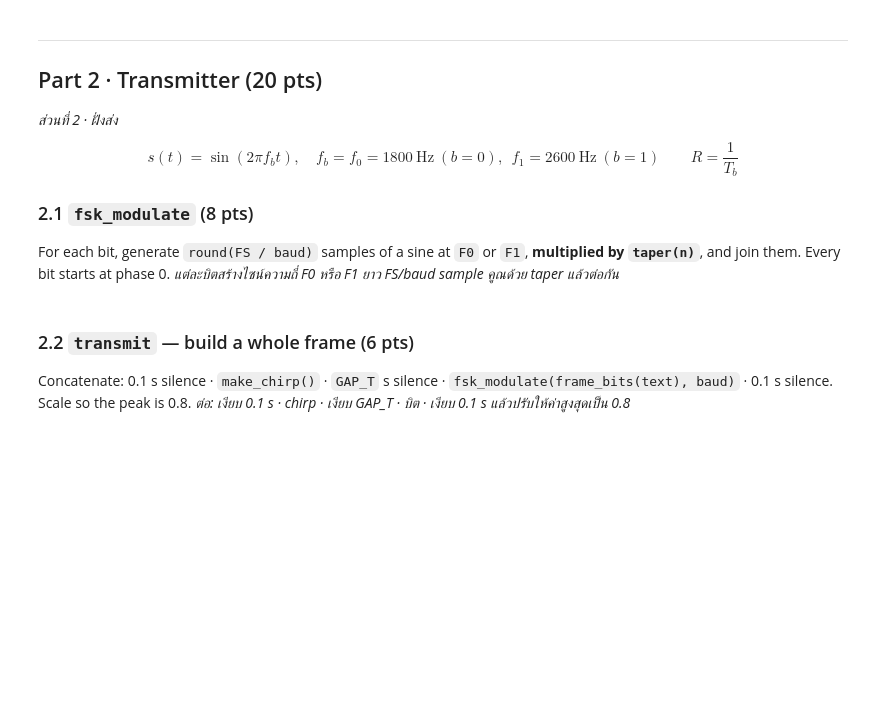
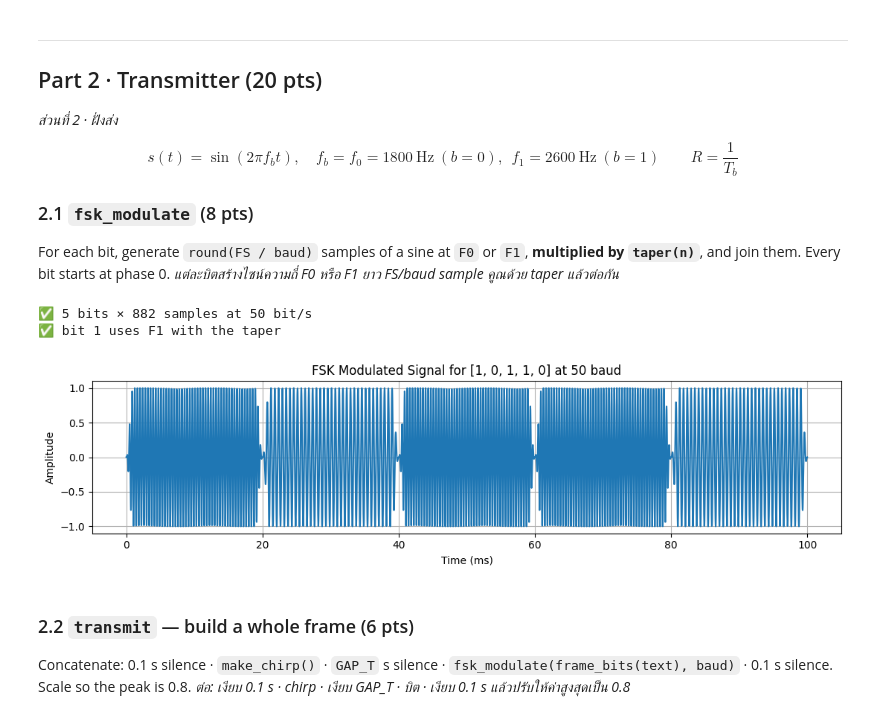
Before and after one commit to naruedisriparn-sketch/DSP, a Jupyter notebook: Y3Lab2_worksheet2256_2272.ipynb, the cells around one changed output. Saved outputs shown, nothing was run; the diff lists cells and outputs as text; code cells hidden in the pictures; blank space fills up the shorter version.

```diff
--- a/Y3Lab2_worksheet2256_2272.ipynb
+++ b/Y3Lab2_worksheet2256_2272.ipynb
@@ -199,24 +215,39 @@ $$s(t) = \sin(2\pi f_b t),\quad f_b = f_0 = 1800\ \text{Hz}\ (b=0),\ \ f_1 = 260
 ### 2.1 `fsk_modulate` (8 pts)
 For each bit, generate `round(FS / baud)` samples of a sine at `F0` or `F1`, **multiplied by `taper(n)`**, and join them. Every bit starts at phase 0.
 *แต่ละบิตสร้างไซน์ความถี่ F0 หรือ F1 ยาว FS/baud sample คูณด้วย taper แล้วต่อกัน*
-# %%
-import numpy as np
-
-def fsk_modulate(bits, baud, fs=FS, f0=1800, f1=2600):
-    ns = int(round(fs / baud))
-    t = np.arange(ns) / fs
-    modulated_signal = []
-
-    for bit in bits:
-        # เลือกความถี่ตามค่าของบิต (0 ใช้ f0, 1 ใช้ f1)
-        freq = f1 if bit == 1 else f0
-
-        # สร้างคลื่นไซน์เริ่มต้นที่ phase 0 คูณด้วย taper(ns)
-        sine_wave = np.sin(2 * np.pi * freq * t) * taper(ns)
-        modulated_signal.append(sine_wave)
-
-    # รวมสัญญาณของทุกบิตเข้าด้วยกันเป็นอาเรย์เดียว
-    return np.concatenate(modulated_signal)
+# %%
+def fsk_modulate(bits, baud, fs=FS, f0=F0, f1=F1):
+    ns = int(round(fs / baud))
+    t = np.arange(ns) / fs
+    modulated_signal = []
+
+    for bit in bits:
+        freq = f1 if bit == 1 else f0
+        # สร้างสัญญาณไซน์คูณด้วย taper เพื่อลดรอยต่อกระชาก (clicks)
+        tone = np.sin(2 * np.pi * freq * t) * taper(ns)
+        modulated_signal.extend(tone)
+
+    return np.array(modulated_signal)
+
+# ทดสอบและรันตามโจทย์
+x5 = fsk_modulate([1, 0, 1, 1, 0], 50)
+check(x5 is not None and len(x5) == 5 * 882, "5 bits × 882 samples at 50 bit/s")
+_t = np.arange(882) / FS
+check(x5 is not None and np.allclose(x5[:882], np.sin(2*np.pi*F1*_t) * taper(882)), "bit 1 uses F1 with the taper")
+
+# # TODO: plot the 5 bits (x-axis in ms)
+t_axis = np.arange(len(x5)) / FS * 1000  # แปลงแกนเวลาเป็นมิลลิวินาที (ms)
+plt.figure(figsize=(11, 3))
+plt.plot(t_axis, x5)
+plt.title("FSK Modulated Signal for [1, 0, 1, 1, 0] at 50 baud")
+plt.xlabel("Time (ms)")
+plt.ylabel("Amplitude")
+plt.tight_layout()
+plt.show()
+# %% [output]
+✅ 5 bits × 882 samples at 50 bit/s
+✅ bit 1 uses F1 with the taper
+[figure, added]
 # %% [markdown]
 ### 2.2 `transmit` — build a whole frame (6 pts)
 Concatenate: 0.1 s silence · `make_chirp()` · `GAP_T` s silence · `fsk_modulate(frame_bits(text), baud)` · 0.1 s silence. Scale so the peak is 0.8.
```
Also changed, not shown: parts of 35 cells of this notebook.
